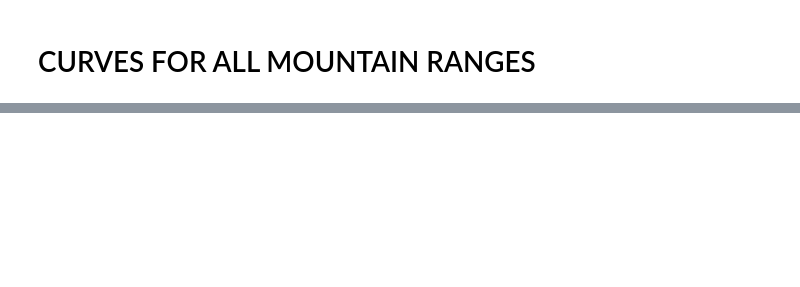
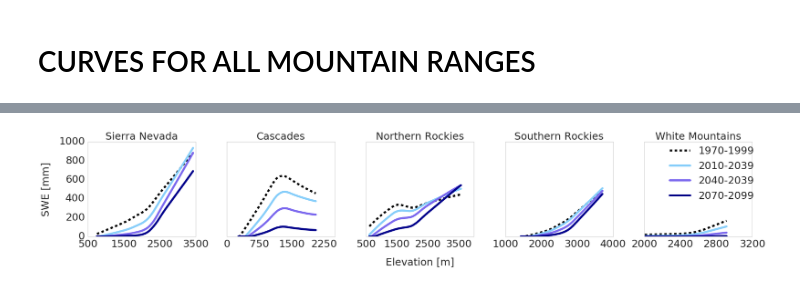
Before and after one commit to XUEYANZHANG9/IS_snowfire, a Jupyter notebook: swe_elevs_violinplot.ipynb, the cells around one changed output, grey strips where cells are left out. Cells and saved outputs as stored; diff of their text form; code cells hidden in the pictures; blank space fills up the shorter version.

```diff
--- a/swe_elevs_violinplot.ipynb
+++ b/swe_elevs_violinplot.ipynb
@@ -203,0 +213,95 @@ saving figure to '/raid9/gergel/agg_snowpack/swe_t_p_reg/plots/swe_elev_smoothed
+# %%
+f, axarr = plt.subplots(1, 5, sharey=True,figsize=(25,5))
+lw = 5.0
+ls = 25
+count = 0
+
+plt.rcParams['xtick.labelsize'] = ls
+
+basins = ['california','cascades','northernrockies','southernrockies','whites']
+mountain_ranges = ['Sierra Nevada', 'Cascades', 'Northern Rockies', 'Southern Rockies', 'White Mountains']
+
+for basin in basins:
+    direc = '/raid9/gergel/agg_snowpack/swe_t_p_reg/proc_data'
+    file = 'ensavg_%s_%s.npz' % (basin, "historical")
+    data = np.load(os.path.join(direc,file))
+    lats = data['lats']
+    lons = data['lons']
+    swe_hist = data['swe']
+    soil_file = '/raid9/gergel/agg_snowpack/soil_avail.txt'
+    elev_corr_info = import_gridcell_elevation(soil_file)
+    h = np.ndarray(shape=len(lats), dtype='float')
+    for elev in xrange(len(lats)):
+        h[elev] = get_elev_for_lat_lon(elev_corr_info, lats[elev], lons[elev])
+
+    file = 'ensavg_%s_%s.npz' % (basin, "rcp85")
+    data = np.load(os.path.join(direc,file))
+    swe_future1 = data['swe_2010_2039']
+    swe_future2 = data['swe_2040_2069']
+    swe_future3 = data['swe_2070_2099']
+
+    ax = axarr[count]
+
+    xx, smoothed = smoother_interp(h,swe_hist)
+    w = lowess(swe_hist, h, return_sorted=True)
+    x = w[:,0]
+    y = w[:,1]
+    y[y < 0] = 0
+    ax.plot(x, y,label='1970-1999', linewidth=lw, color='k', linestyle='--')
+
+    xx, smoothed = smoother_interp(h, swe_future1)
+    w = lowess(swe_future1, h, return_sorted=True)
+    x = w[:,0]
+    y = w[:,1]
+    y[y < 0] = 0
+    ax.plot(x, y, label="2010-2039", linewidth=lw, color='lightskyblue')
+
+    xx, smoothed = smoother_interp(h, swe_future2)
+    w = lowess(swe_future2, h, return_sorted=True)
+    x = w[:,0]
+    y = w[:,1]
+    y[y < 0] = 0
+    ax.plot(x, y, label="2040-2039", linewidth=lw, color='mediumslateblue')
+
+    xx, smoothed = smoother_interp(h, swe_future3)
+    w = lowess(swe_future3, h, return_sorted=True)
+    x = w[:,0]
+    y = w[:,1]
+    y[y < 0] = 0
+    ax.plot(x, y, label="2070-2099", linewidth=lw, color='darkblue')
+
+    if count == 0:
+        ax.set_ylabel('SWE [mm]', size=ls, labelpad=20)
+    if count == 2:
+        ax.set_xlabel('Elevation [m]', size=ls, labelpad=20)
+    if count == 4:
+        ax.legend(loc='upper right', prop={'size':ls}, bbox_to_anchor=(1.1, 1.05))
+
+    ax.set_title(mountain_ranges[count],size=ls)
+
+    if (basin == "northernrockies"):
+        ax.set_xticks(np.arange(500, 4500, 1000))
+    elif (basin == "southernrockies"):
+        ax.set_xticks(np.arange(1000, 5000, 1000))
+    elif (basin == "california"):
+        ax.set_xticks(np.arange(500, 4500, 1000))
+    elif (basin == "whites"):
+        ax.set_xticks(np.arange(2000, 3400, 400))
+    else:
+        ax.set_xticks(np.arange(0, 3000, 750))
+
+    ax.tick_params(axis='x', labelsize=ls)
+    ax.tick_params(axis='y', labelsize=ls)
+
+    ax.grid(False)
+
+    count += 1
+
+plt.tight_layout()
+
+plotname = 'swe_elev_smoothed_curves.png'
+direc = '/raid9/gergel/agg_snowpack/swe_t_p_reg/plots/'
+savepath = os.path.join(direc,plotname)
+print ("saving figure to '%s'" %savepath)
+plt.savefig(savepath)
+# %% [output]
@@ -203,0 +309 @@ saving figure to '/raid9/gergel/agg_snowpack/swe_t_p_reg/plots/swe_elev_smoothed
+[figure, added]
```
Also changed, not shown: parts of 8 cells of this notebook.
